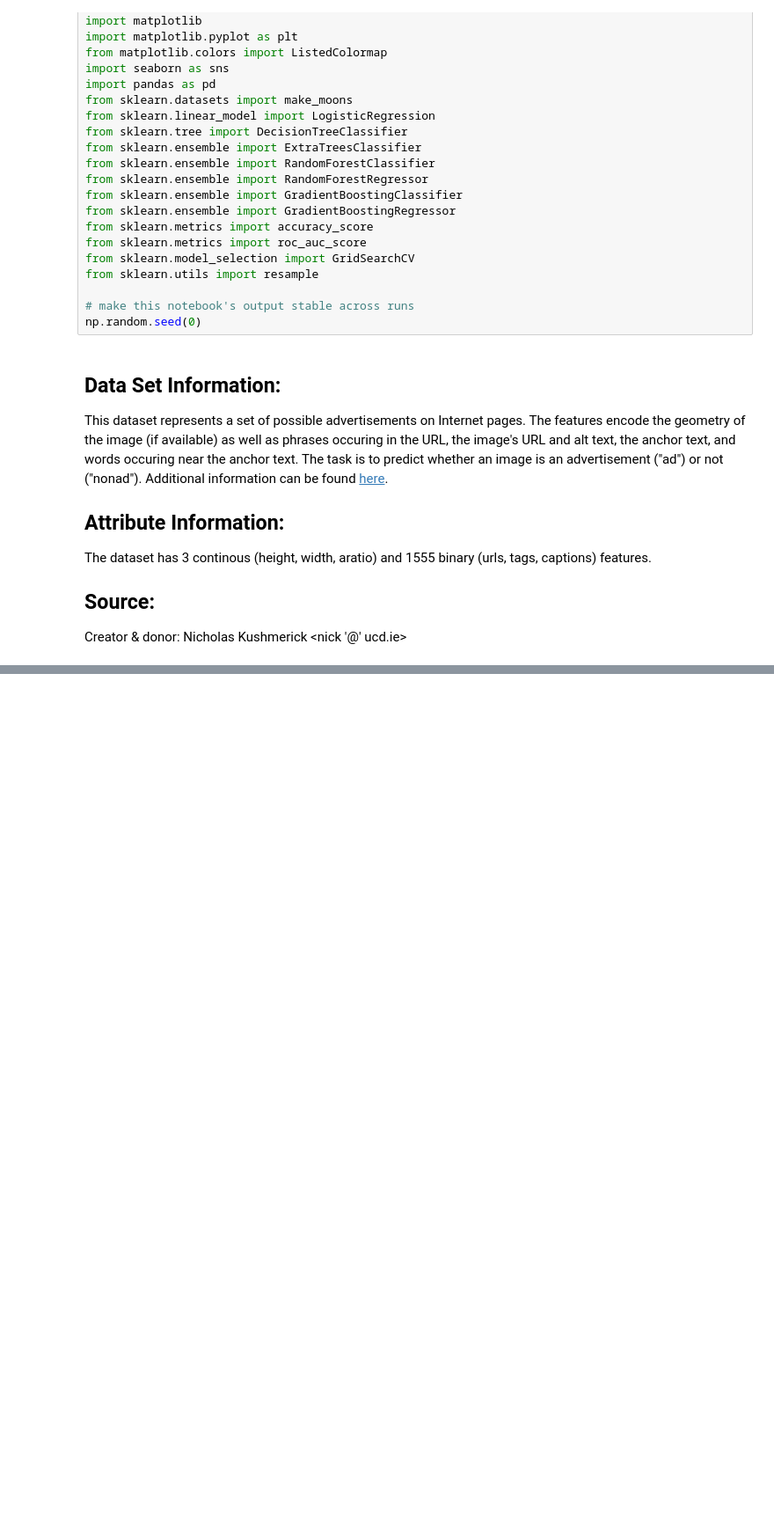
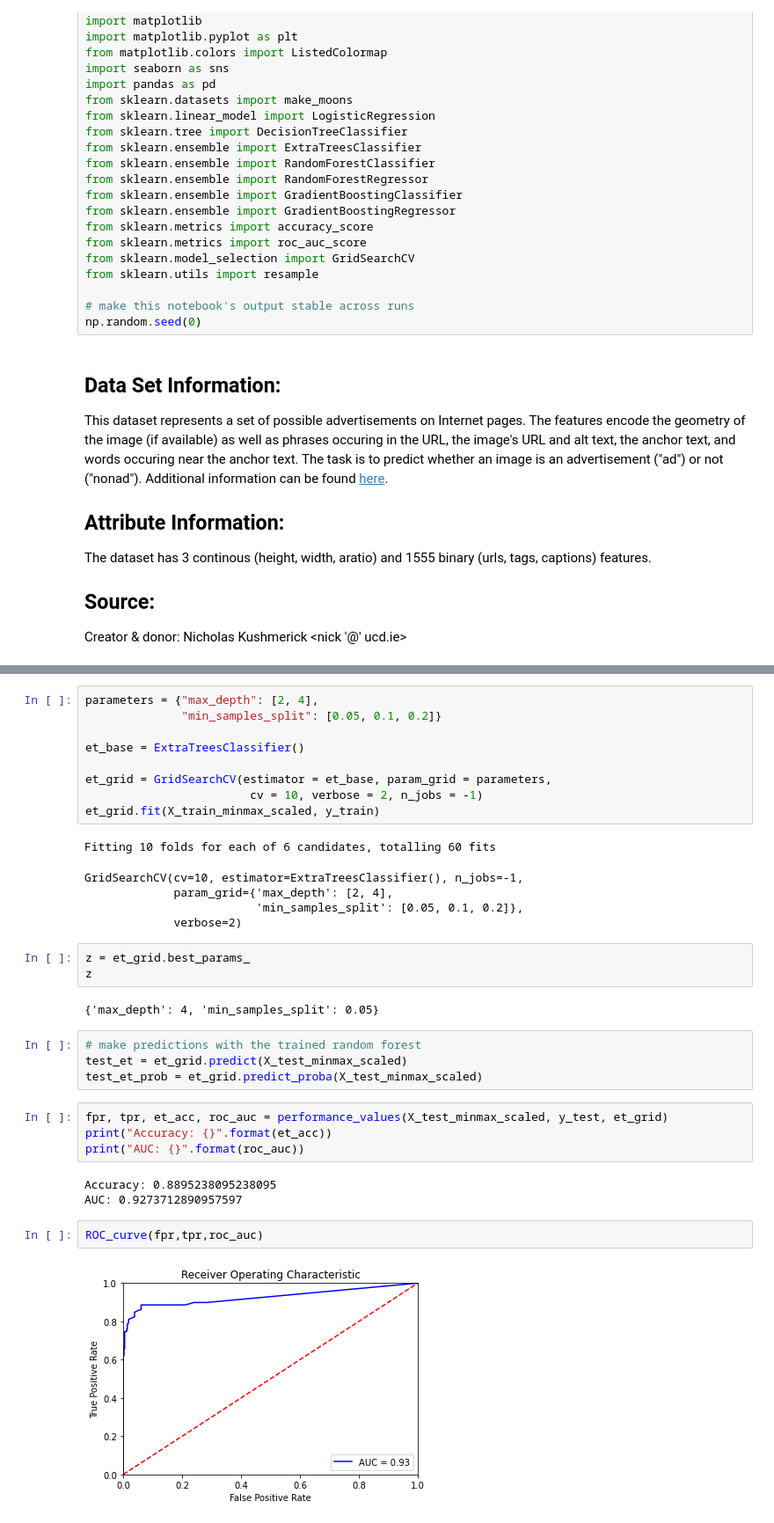
Before and after one commit to rodolfolermacontreras/ML_2_Assignment_3-, a Jupyter notebook: ML520-Lesson3-RodolfoLerma.ipynb, the cells around one changed output, grey strips where cells are left out. Shown at 88% size. Drawn from its saved outputs; the diff is of its cells as text; blank space fills up the shorter version.

```diff
--- a/ML520-Lesson3-RodolfoLerma.ipynb
+++ b/ML520-Lesson3-RodolfoLerma.ipynb
@@ -115,0 +312,35 @@ Question 7: Create a new text cell in your Notebook: Complete a 50-100 word summ
+# %%
+parameters = {"max_depth": [2, 4],
+              "min_samples_split": [0.05, 0.1, 0.2]}
+
+et_base = ExtraTreesClassifier()
+
+et_grid = GridSearchCV(estimator = et_base, param_grid = parameters,
+                        cv = 10, verbose = 2, n_jobs = -1)
+et_grid.fit(X_train_minmax_scaled, y_train)
+# %% [output]
+Fitting 10 folds for each of 6 candidates, totalling 60 fits
+GridSearchCV(cv=10, estimator=ExtraTreesClassifier(), n_jobs=-1,
+             param_grid={'max_depth': [2, 4],
+                         'min_samples_split': [0.05, 0.1, 0.2]},
+             verbose=2)
+# %%
+z = et_grid.best_params_
+z
+# %% [output]
+{'max_depth': 4, 'min_samples_split': 0.05}
+# %%
+# make predictions with the trained random forest
+test_et = et_grid.predict(X_test_minmax_scaled)
+test_et_prob = et_grid.predict_proba(X_test_minmax_scaled)
+# %%
+fpr, tpr, et_acc, roc_auc = performance_values(X_test_minmax_scaled, y_test, et_grid)
+print("Accuracy: {}".format(et_acc))
+print("AUC: {}".format(roc_auc))
+# %% [output]
+Accuracy: 0.8895238095238095
+AUC: 0.9273712890957597
+# %%
+ROC_curve(fpr,tpr,roc_auc)
+# %% [output]
+[figure, added]
```
Also changed, not shown: parts of 60 cells of this notebook.
